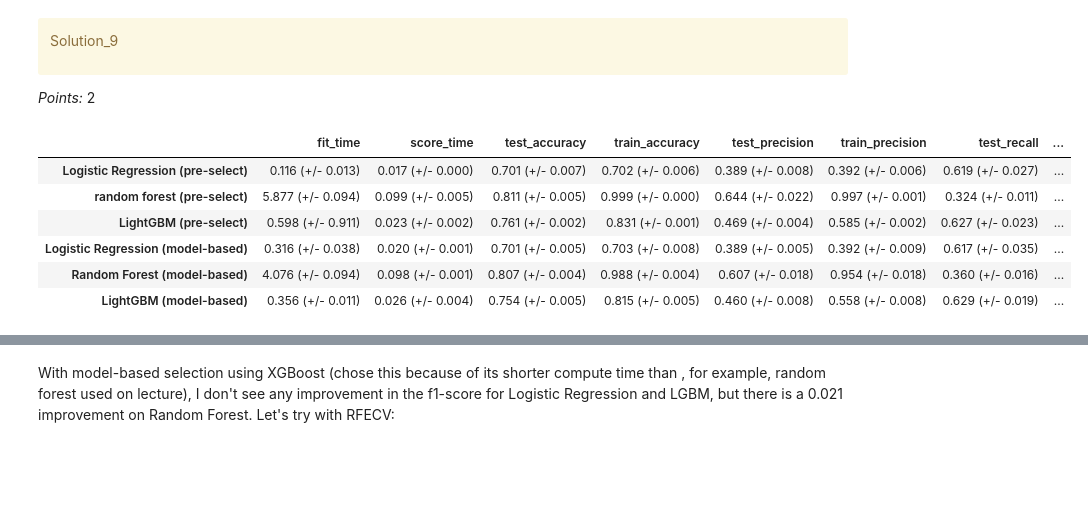
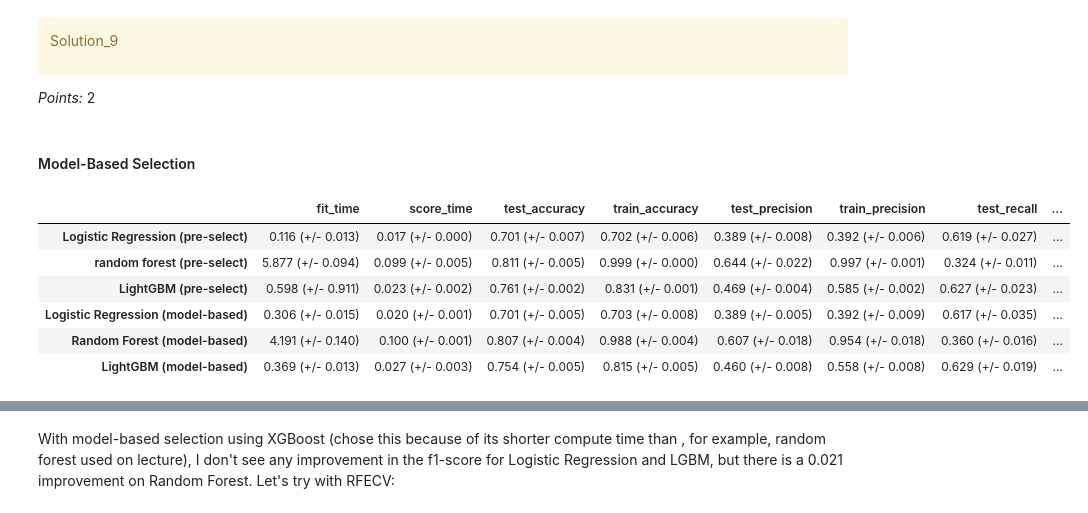
Before and after one commit to jessicapatricia012/CPSC-330-HW5, a Jupyter notebook: hw5.ipynb, the cells around one changed output, grey strips where cells are left out. Cells and saved outputs as stored; diff of their text form; code cells hidden in the pictures; blank space fills up the shorter version.

```diff
--- a/hw5.ipynb
+++ b/hw5.ipynb
@@ -685,7 +708,7 @@ def mean_std_cross_val_scores(model, X_train, y_train, **kwargs):
 
     return pd.Series(data=out_col, index=mean_scores.index)
 # %%
-score_metrics = ["accuracy", "precision", "recall", "f1"]
+score_metrics = ["f1", "precision", "recall"]
 results_dict = {}
 pipe_dummy = make_pipeline(ct, DummyClassifier(random_state = 123))
 results_dict["dummy"] = mean_std_cross_val_scores(
@@ -890,41 +914,41 @@ fs_dict={}
 selected_models = ["Logistic Regression (best C)", "random forest", "LightGBM"]
 fs_df = results_df.loc[selected_models]
 fs_df.index = ["Logistic Regression (pre-select)", "random forest (pre-select)", "LightGBM (pre-select)"]
+# %% [markdown]
+#### Model-Based Selection
 # %%
-# Model-based Selection with XGBoost
 select_xgb = SelectFromModel(
     XGBClassifier(scale_pos_weight= ratio ,random_state=123, verbosity=0),
     threshold="median"
 )
 
 pipe_lr_model_based = make_pipeline(
     ct, clone(select_xgb), LogisticRegression(max_iter=1000, C=best_C, class_weight="balanced", random_state=123)
 )
 pipe_rf_model_based = make_pipeline(
     ct, clone(select_xgb), RandomForestClassifier(class_weight="balanced", random_state=123)
 )
 pipe_lgbm_model_based = make_pipeline(
     ct, clone(select_xgb), LGBMClassifier(scale_pos_weight=ratio,random_state=123, verbose=-1)
 )
 
 model_based = {
     "Logistic Regression (model-based)": pipe_lr_model_based,
     "Random Forest (model-based)": pipe_rf_model_based,
     "LightGBM (model-based)": pipe_lgbm_model_based,
 }
 
 for (name, model) in model_based.items():
     fs_dict[name] = mean_std_cross_val_scores(
         model, X_train, y_train, return_train_score=True, scoring=score_metrics
     )
 
-fs_df = pd.concat([fs_df, pd.DataFrame(fs_dict).T])
-fs_df
+pd.concat([fs_df, pd.DataFrame(fs_dict).T])
 # %% [output]
 |  | fit_time | score_time | test_accuracy | train_accuracy | test_precision | train_precision | test_recall | ... |
 | Logistic Regression (pre-select) | 0.116 (+/- 0.013) | 0.017 (+/- 0.000) | 0.701 (+/- 0.007) | 0.702 (+/- 0.006) | 0.389 (+/- 0.008) | 0.392 (+/- 0.006) | 0.619 (+/- 0.027) | ... |
 | random forest (pre-select) | 5.877 (+/- 0.094) | 0.099 (+/- 0.005) | 0.811 (+/- 0.005) | 0.999 (+/- 0.000) | 0.644 (+/- 0.022) | 0.997 (+/- 0.001) | 0.324 (+/- 0.011) | ... |
 | LightGBM (pre-select) | 0.598 (+/- 0.911) | 0.023 (+/- 0.002) | 0.761 (+/- 0.002) | 0.831 (+/- 0.001) | 0.469 (+/- 0.004) | 0.585 (+/- 0.002) | 0.627 (+/- 0.023) | ... |
-| Logistic Regression (model-based) | 0.316 (+/- 0.038) | 0.020 (+/- 0.001) | 0.701 (+/- 0.005) | 0.703 (+/- 0.008) | 0.389 (+/- 0.005) | 0.392 (+/- 0.009) | 0.617 (+/- 0.035) | ... |
-| Random Forest (model-based) | 4.076 (+/- 0.094) | 0.098 (+/- 0.001) | 0.807 (+/- 0.004) | 0.988 (+/- 0.004) | 0.607 (+/- 0.018) | 0.954 (+/- 0.018) | 0.360 (+/- 0.016) | ... |
-| LightGBM (model-based) | 0.356 (+/- 0.011) | 0.026 (+/- 0.004) | 0.754 (+/- 0.005) | 0.815 (+/- 0.005) | 0.460 (+/- 0.008) | 0.558 (+/- 0.008) | 0.629 (+/- 0.019) | ... |
+| Logistic Regression (model-based) | 0.306 (+/- 0.015) | 0.020 (+/- 0.001) | 0.701 (+/- 0.005) | 0.703 (+/- 0.008) | 0.389 (+/- 0.005) | 0.392 (+/- 0.009) | 0.617 (+/- 0.035) | ... |
+| Random Forest (model-based) | 4.191 (+/- 0.140) | 0.100 (+/- 0.001) | 0.807 (+/- 0.004) | 0.988 (+/- 0.004) | 0.607 (+/- 0.018) | 0.954 (+/- 0.018) | 0.360 (+/- 0.016) | ... |
+| LightGBM (model-based) | 0.369 (+/- 0.013) | 0.027 (+/- 0.003) | 0.754 (+/- 0.005) | 0.815 (+/- 0.005) | 0.460 (+/- 0.008) | 0.558 (+/- 0.008) | 0.629 (+/- 0.019) | ... |
```
Also changed, not shown: parts of 31 cells of this notebook.
